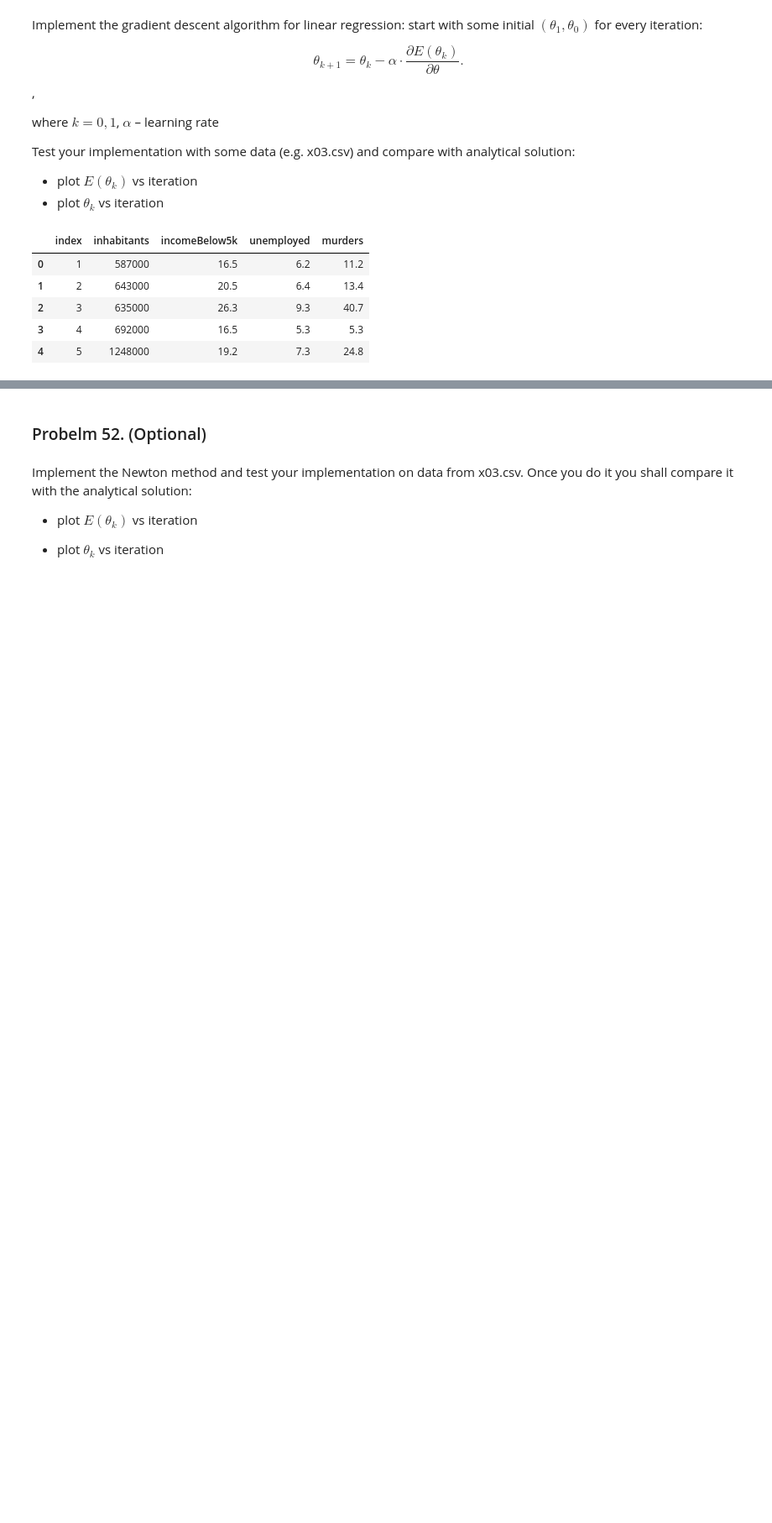
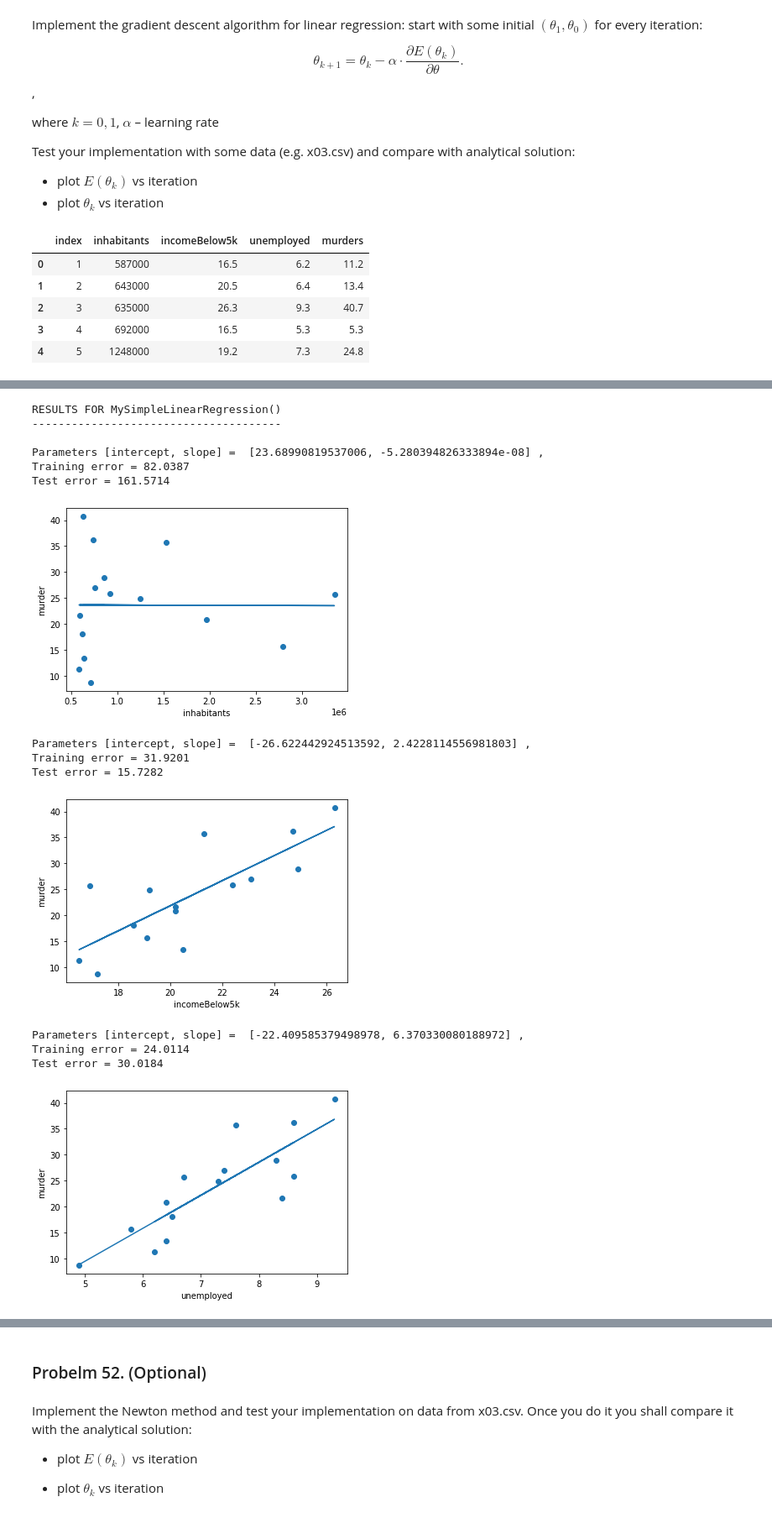
Before and after one commit to kmiec96/Modern-data-science, a Jupyter notebook: ML2021_set8.ipynb, the cells around one changed output, grey strips where cells are left out. Shown at 84% size. Saved outputs shown, nothing was run; the diff lists cells and outputs as text; code cells hidden in the pictures; blank space fills up the shorter version.

```diff
--- a/ML2021_set8.ipynb
+++ b/ML2021_set8.ipynb
@@ -79,36 +79,3 @@ def loadData(filename):
 
 
     return columns[1:4], [dataset1, dataset2, dataset3], dataset4, [testset1, testset2, testset3], testset4
-# %%
-class MySimpleLinearRegression():
-    def __init__(self):
-        self._theta = [0, 0]
-        self._error = 0
-
-    def fit(self, X, Y):
-        size=len(X)
-        xx=np.array(X).reshape(-1, 1).reshape(size,1)
-        x = np.asmatrix(np.c_[np.ones((size,1)),xx])
-        y = np.array(Y).reshape(-1, 1).reshape(size,1)
-
-        #calculation of parameters, closed form solution, linear regression OLS.
-        theta = np.linalg.inv(x.T*x)*x.T*y
-        self._theta = [theta.item(0),theta.item(1)]
-
-        return  self._theta
-
-    def getParams(self):
-        return self._theta
-
-    def predict(self, x):
-        return self._theta[1]*x+self._theta[0]
-
-    def getError(self, X, Y):
-        size=len(X)
-        xx=np.array(X).reshape(-1, 1).reshape(size,1)
-        x = np.asmatrix(np.c_[np.ones((size,1)),xx])
-        y = np.array(Y).reshape(-1, 1).reshape(size,1)
-        theta=np.matrix([[self._theta[0]],[self._theta[1]]])
-        error=(((x@theta-y).T)@(x@theta-y))*(1/y.shape[0])
-        self._error = error[0,0]
-        return self._error
@@ -115,13 +173,13 @@ class MySimpleLinearRegression():
 # %%
-def plotData(data1, data2, test1, test2, names):
+def plotData_closed_form(data1, data2, test1, test2, names):
 
     #model fitting
     model = MySimpleLinearRegression()
-    model.fit(data1, data2)
+    model.fit_closed_form(data1, data2)
     print("Parameters [intercept, slope] = ",model.getParams(),",")
     yPredicted = [model.predict(x) for x in data1]
 
-    #Training error
+    #Training error"
     print("Training error = {:.4f}".format(model.getError(data1,data2)))
 
     #Test error
@@ -134,3 +192,5 @@ def plotData(data1, data2, test1, test2, names):
     plt.xlabel(names)
     plt.ylabel('murder')
     plt.show()
+
+print("done")
@@ -165,10 +271,26 @@ def plotData_sklearn(data1, data2, test1, test2, names):
 # %%
 print("RESULTS FOR MySimpleLinearRegression()")
 print("--------------------------------------\n")
 
 names, datas, murder, test_sets, test_murder = loadData(FILE_NAME)
 for i,d in enumerate(datas):
-    plotData(d.tolist(), murder.tolist(), test_sets[i].tolist(), test_murder.tolist(), names[i])
+    plotData_closed_form(d.tolist(), murder.tolist(), test_sets[i].tolist(), test_murder.tolist(), names[i])
+# %% [output]
+RESULTS FOR MySimpleLinearRegression()
+--------------------------------------
+
+Parameters [intercept, slope] =  [23.68990819537006, -5.280394826333894e-08] ,
+Training error = 82.0387
+Test error = 161.5714
+[figure, added]
+Parameters [intercept, slope] =  [-26.622442924513592, 2.4228114556981803] ,
+Training error = 31.9201
+Test error = 15.7282
+[figure, added]
+Parameters [intercept, slope] =  [-22.409585379498978, 6.370330080188972] ,
+Training error = 24.0114
+Test error = 30.0184
+[figure, added]
 # %%
 print("RESULTS FOR LinearRegression() from sklearn")
 print("--------------------------------------\n")
```
Also changed, not shown: parts of 9 cells of this notebook.
